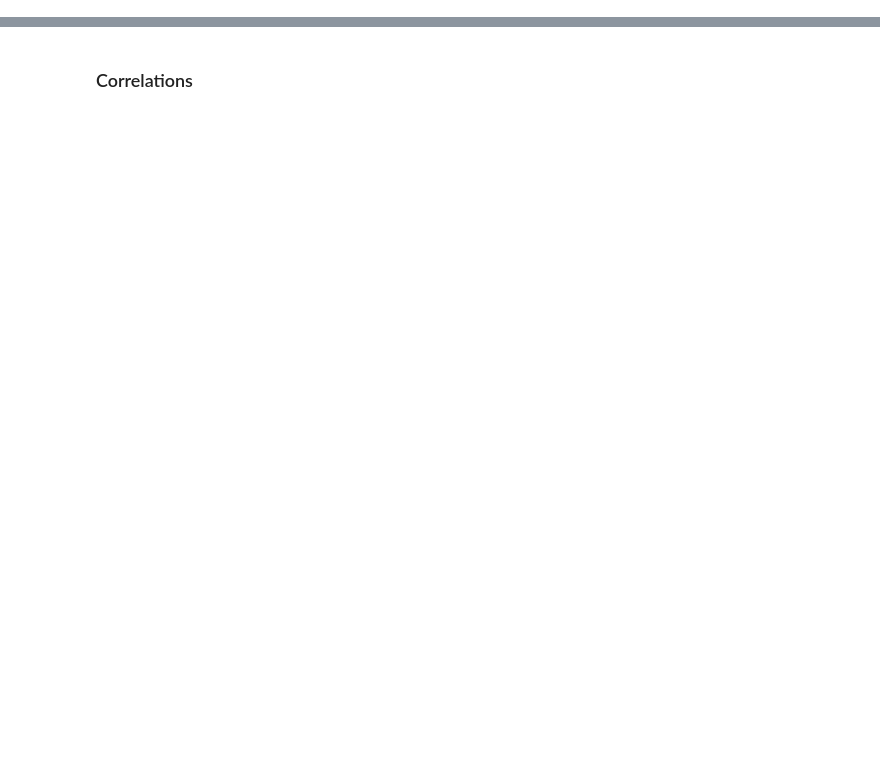
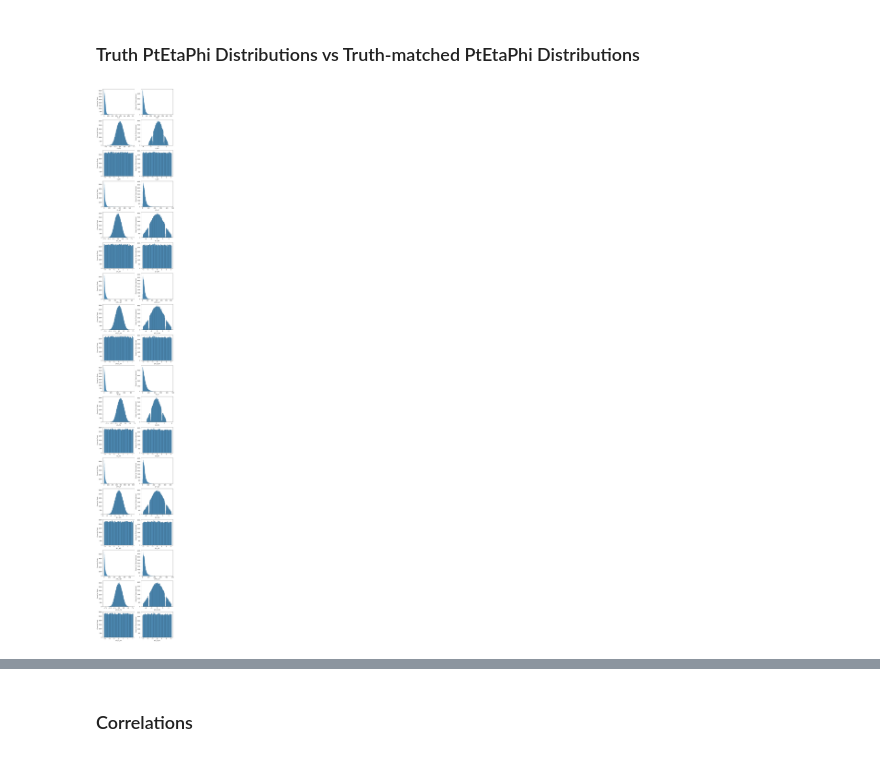
Before and after one commit to beatrice-pan/HiggsCP_DNN_modified, a Jupyter notebook: Data_Analysis.ipynb, the cells around one changed output, grey strips where cells are left out. Drawn from its saved outputs; the diff is of its cells as text; code cells hidden in the pictures; blank space fills up the shorter version.

```diff
--- a/Data_Analysis.ipynb
+++ b/Data_Analysis.ipynb
@@ -26,0 +43,8 @@ df_rhorho_Z.columns = pd.MultiIndex.from_arrays([sum([[x]*4 for x in particle_na
+# %%
+particle_PtEtaPhi={}
+for particle in particle_name:
+    total_res={}
+    for index, row in tqdm(df_rhorho_H_sampled[particle].iterrows(),total=df_rhorho_H_sampled[particle].shape[0]):
+        res=Math.PxPyPzEVector(*row.values.tolist())
+        total_res[index]=(res.pt(), res.eta(), res.phi())
+    particle_PtEtaPhi[particle]=total_res
@@ -26,0 +53,8 @@ df_rhorho_Z.columns = pd.MultiIndex.from_arrays([sum([[x]*4 for x in particle_na
+# %%
+particle_PtEtaPhi_reco={}
+for particle in particle_name:
+    total_res_reco={}
+    for index, row in tqdm(df_rhorho_reco_H[particle].iterrows(),total=df_rhorho_reco_H[particle].shape[0]):
+        res=Math.PxPyPzEVector(*row.values.tolist())
+        total_res_reco[index]=(res.pt(), res.eta(), res.phi())
+    particle_PtEtaPhi_reco[particle]=total_res_reco
@@ -26,0 +63,9 @@ df_rhorho_Z.columns = pd.MultiIndex.from_arrays([sum([[x]*4 for x in particle_na
+# %%
+particle_PtEtaPhi=pd.read_pickle('PtEtaPhi_data/particle_PtEtaPhi.pk')
+particle_PtEtaPhi_reco=pd.read_pickle('PtEtaPhi_data/particle_PtEtaPhi_reco.pk')
+# %%
+PtEtaPhi = [pd.DataFrame(particle_PtEtaPhi[particle].values(),columns=[particle+x for x in ['_pt','_eta','_phi']]) for particle in particle_name]
+PtEtaPhi=pd.concat(PtEtaPhi,axis=1)
+
+PtEtaPhi_reco = [pd.DataFrame(particle_PtEtaPhi_reco[particle].values(),columns=[particle+x for x in ['_pt','_eta','_phi']]) for particle in particle_name]
+PtEtaPhi_reco=pd.concat(PtEtaPhi_reco,axis=1)
@@ -26,0 +92,11 @@ df_rhorho_Z.columns = pd.MultiIndex.from_arrays([sum([[x]*4 for x in particle_na
+# %% [markdown]
+### Truth PtEtaPhi Distributions vs Truth-matched PtEtaPhi Distributions
+# %%
+fig,axis=plt.subplots(18,2,figsize=(10,80),dpi = 80)
+for i, ax in enumerate(axis):
+    sns.histplot(data=PtEtaPhi, x = PtEtaPhi.columns[i], ax = ax[0])
+    sns.histplot(data=PtEtaPhi_reco, x = PtEtaPhi_reco.columns[i], ax = ax[1])
+    ax[0].set_ylabel('Count for Truth',fontsize=10)
+    ax[1].set_ylabel('Count for Truth-matched',fontsize=10)
+# %% [output]
+[figure, added]
```
Also changed, not shown: parts of 33 cells of this notebook.
